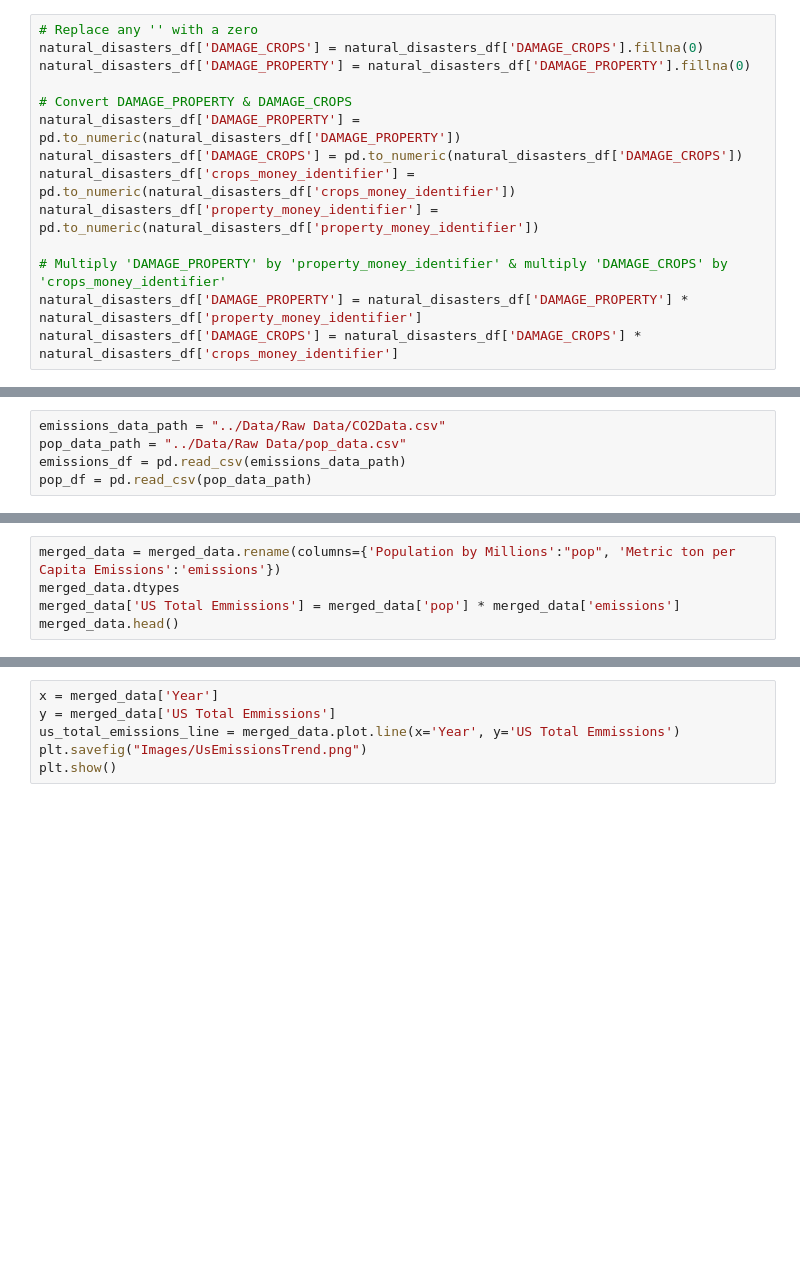
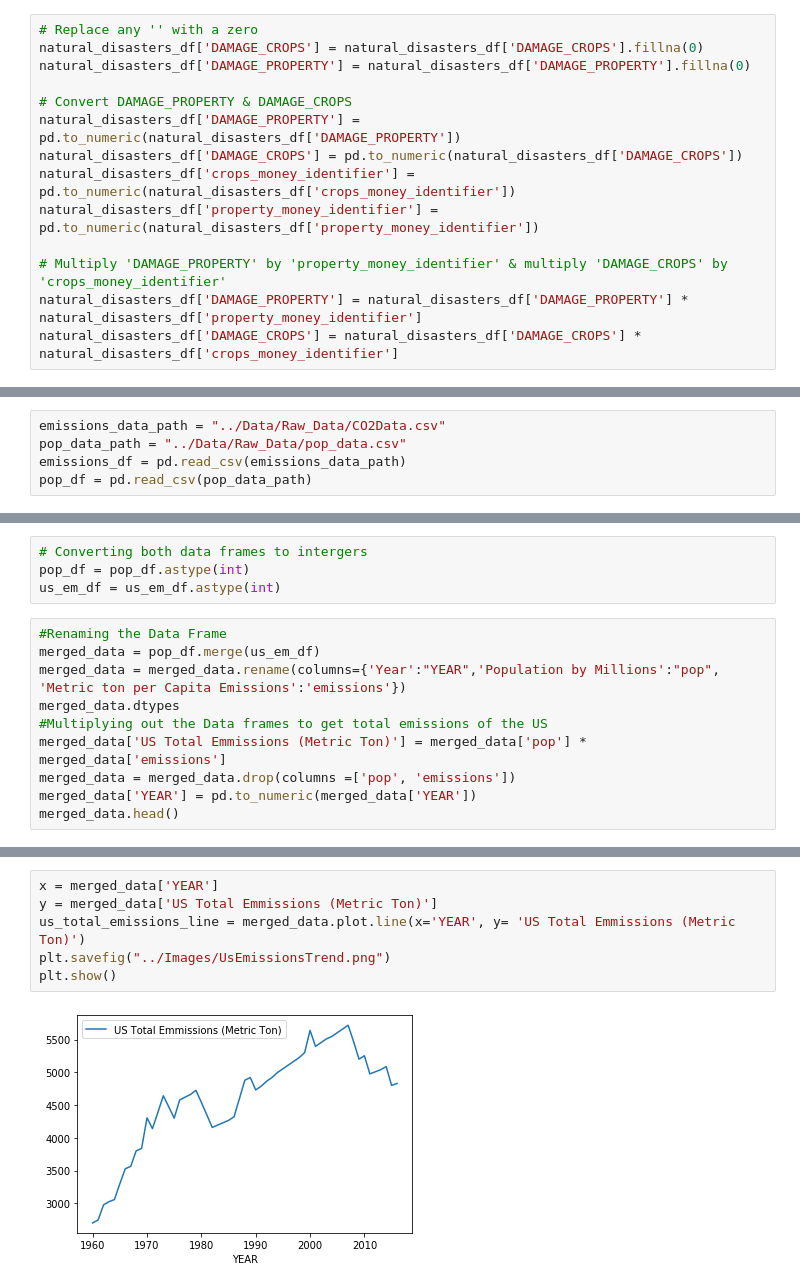
Before and after one commit to RedRubiksCube/project1, a Jupyter notebook: Data_Cleaning/Project1Final.ipynb, the cells around one changed output, grey strips where cells are left out. Drawn from its saved outputs; the diff is of its cells as text; blank space fills up the shorter version.

Commit message:
adding CO2 graph - in progress

```diff
--- a/Data_Cleaning/Project1Final.ipynb
+++ b/Data_Cleaning/Project1Final.ipynb
@@ -198,6 +237,6 @@ df.head()
 # %%
-emissions_data_path = "../Data/Raw Data/CO2Data.csv"
-pop_data_path = "../Data/Raw Data/pop_data.csv"
+emissions_data_path = "../Data/Raw_Data/CO2Data.csv"
+pop_data_path = "../Data/Raw_Data/pop_data.csv"
 emissions_df = pd.read_csv(emissions_data_path)
 pop_df = pd.read_csv(pop_data_path)
 # %%
@@ -218,5 +265,14 @@ merged_data.head()
+# %%
+# Converting both data frames to intergers
+pop_df = pop_df.astype(int)
+us_em_df = us_em_df.astype(int)
 # %%
-merged_data = merged_data.rename(columns={'Population by Millions':"pop", 'Metric ton per Capita Emissions':'emissions'})
+#Renaming the Data Frame
+merged_data = pop_df.merge(us_em_df)
+merged_data = merged_data.rename(columns={'Year':"YEAR",'Population by Millions':"pop", 'Metric ton per Capita Emissions':'emissions'})
 merged_data.dtypes
-merged_data['US Total Emmissions'] = merged_data['pop'] * merged_data['emissions']
+#Multiplying out the Data frames to get total emissions of the US
+merged_data['US Total Emmissions (Metric Ton)'] = merged_data['pop'] * merged_data['emissions']
+merged_data = merged_data.drop(columns =['pop', 'emissions'])
+merged_data['YEAR'] = pd.to_numeric(merged_data['YEAR'])
 merged_data.head()
@@ -223,6 +286,8 @@ merged_data.head()
 # %%
-x = merged_data['Year']
-y = merged_data['US Total Emmissions']
-us_total_emissions_line = merged_data.plot.line(x='Year', y='US Total Emmissions')
-plt.savefig("Images/UsEmissionsTrend.png")
+x = merged_data['YEAR']
+y = merged_data['US Total Emmissions (Metric Ton)']
+us_total_emissions_line = merged_data.plot.line(x='YEAR', y= 'US Total Emmissions (Metric Ton)')
+plt.savefig("../Images/UsEmissionsTrend.png")
 plt.show()
+# %% [output]
+[figure, added]
```
Also changed, not shown: parts of 51 cells of this notebook, 4 other files.
